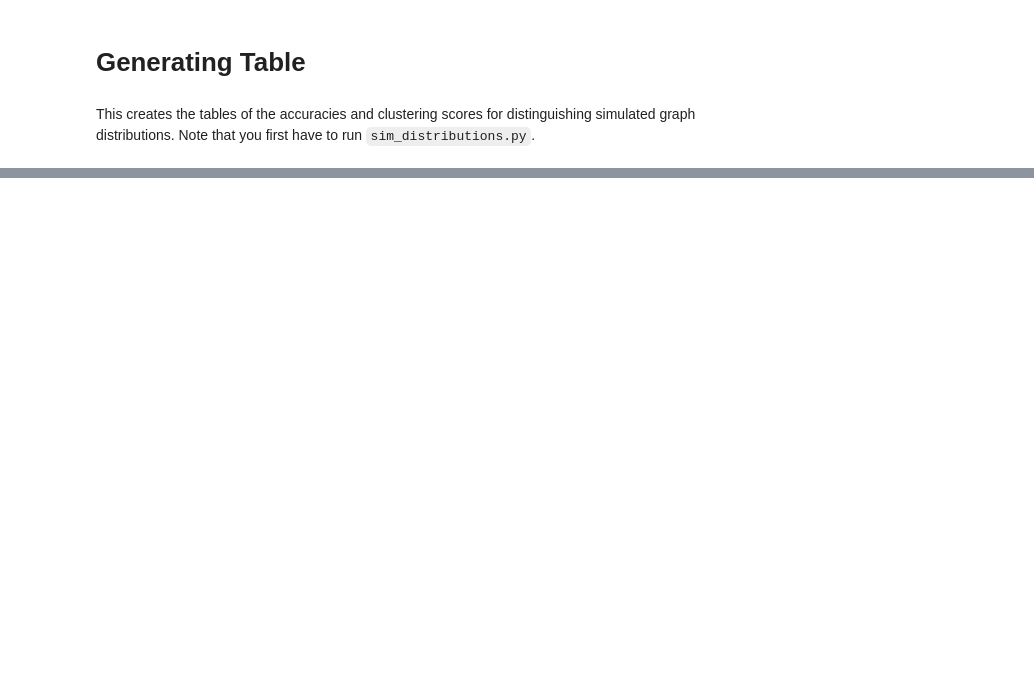
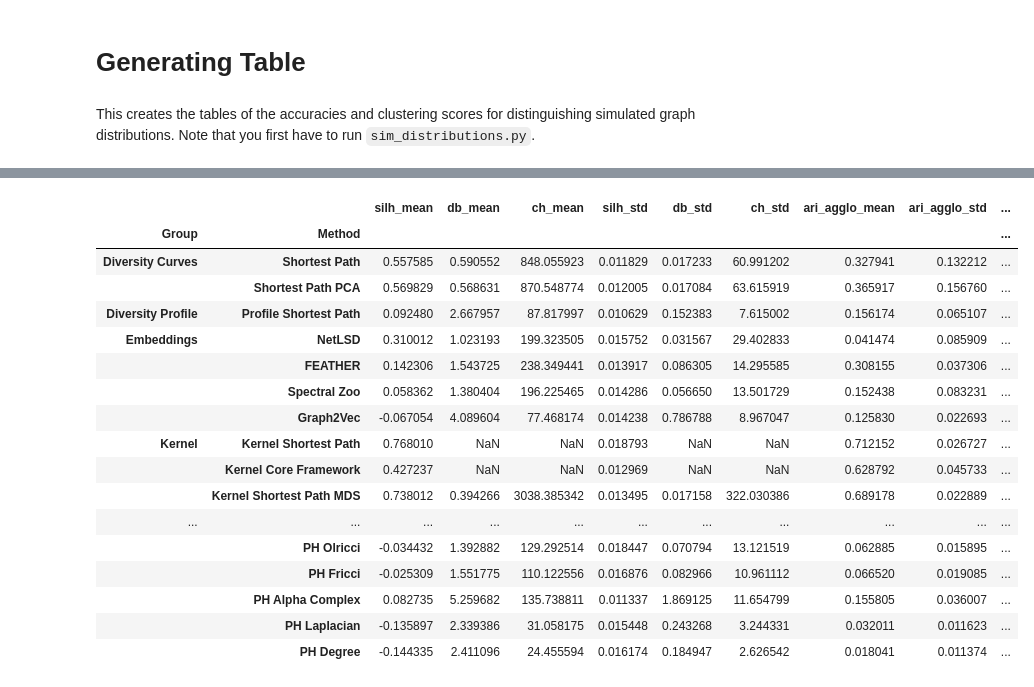
Before and after one commit to aidos-lab/diversity_curves, a Jupyter notebook: simulations/sim_distributions.ipynb, the cells around one changed output, grey strips where cells are left out. Saved outputs shown, nothing was run; the diff lists cells and outputs as text; code cells hidden in the pictures; blank space fills up the shorter version.

```diff
--- a/simulations/sim_distributions.ipynb
+++ b/simulations/sim_distributions.ipynb
@@ -152,0 +516,21 @@ print(results_latex_df.to_latex(multirow=False, escape=False))
+# %%
+df
+# %% [output]
+|  |  | silh_mean | db_mean | ch_mean | silh_std | db_std | ch_std | ari_agglo_mean | ari_agglo_std | ... |
+| Group | Method |  |  |  |  |  |  |  |  | ... |
+| Diversity Curves | Shortest Path | 0.557585 | 0.590552 | 848.055923 | 0.011829 | 0.017233 | 60.991202 | 0.327941 | 0.132212 | ... |
+|  | Shortest Path PCA | 0.569829 | 0.568631 | 870.548774 | 0.012005 | 0.017084 | 63.615919 | 0.365917 | 0.156760 | ... |
+| Diversity Profile | Profile Shortest Path | 0.092480 | 2.667957 | 87.817997 | 0.010629 | 0.152383 | 7.615002 | 0.156174 | 0.065107 | ... |
+| Embeddings | NetLSD | 0.310012 | 1.023193 | 199.323505 | 0.015752 | 0.031567 | 29.402833 | 0.041474 | 0.085909 | ... |
+|  | FEATHER | 0.142306 | 1.543725 | 238.349441 | 0.013917 | 0.086305 | 14.295585 | 0.308155 | 0.037306 | ... |
+|  | Spectral Zoo | 0.058362 | 1.380404 | 196.225465 | 0.014286 | 0.056650 | 13.501729 | 0.152438 | 0.083231 | ... |
+|  | Graph2Vec | -0.067054 | 4.089604 | 77.468174 | 0.014238 | 0.786788 | 8.967047 | 0.125830 | 0.022693 | ... |
+| Kernel | Kernel Shortest Path | 0.768010 | NaN | NaN | 0.018793 | NaN | NaN | 0.712152 | 0.026727 | ... |
+|  | Kernel Core Framework | 0.427237 | NaN | NaN | 0.012969 | NaN | NaN | 0.628792 | 0.045733 | ... |
+|  | Kernel Shortest Path MDS | 0.738012 | 0.394266 | 3038.385342 | 0.013495 | 0.017158 | 322.030386 | 0.689178 | 0.022889 | ... |
+| ... | ... | ... | ... | ... | ... | ... | ... | ... | ... | ... |
+|  | PH Olricci | -0.034432 | 1.392882 | 129.292514 | 0.018447 | 0.070794 | 13.121519 | 0.062885 | 0.015895 | ... |
+|  | PH Fricci | -0.025309 | 1.551775 | 110.122556 | 0.016876 | 0.082966 | 10.961112 | 0.066520 | 0.019085 | ... |
+|  | PH Alpha Complex | 0.082735 | 5.259682 | 135.738811 | 0.011337 | 1.869125 | 11.654799 | 0.155805 | 0.036007 | ... |
+|  | PH Laplacian | -0.135897 | 2.339386 | 31.058175 | 0.015448 | 0.243268 | 3.244331 | 0.032011 | 0.011623 | ... |
+|  | PH Degree | -0.144335 | 2.411096 | 24.455594 | 0.016174 | 0.184947 | 2.626542 | 0.018041 | 0.011374 | ... |
```
Also changed, not shown: parts of 9 cells of this notebook.
